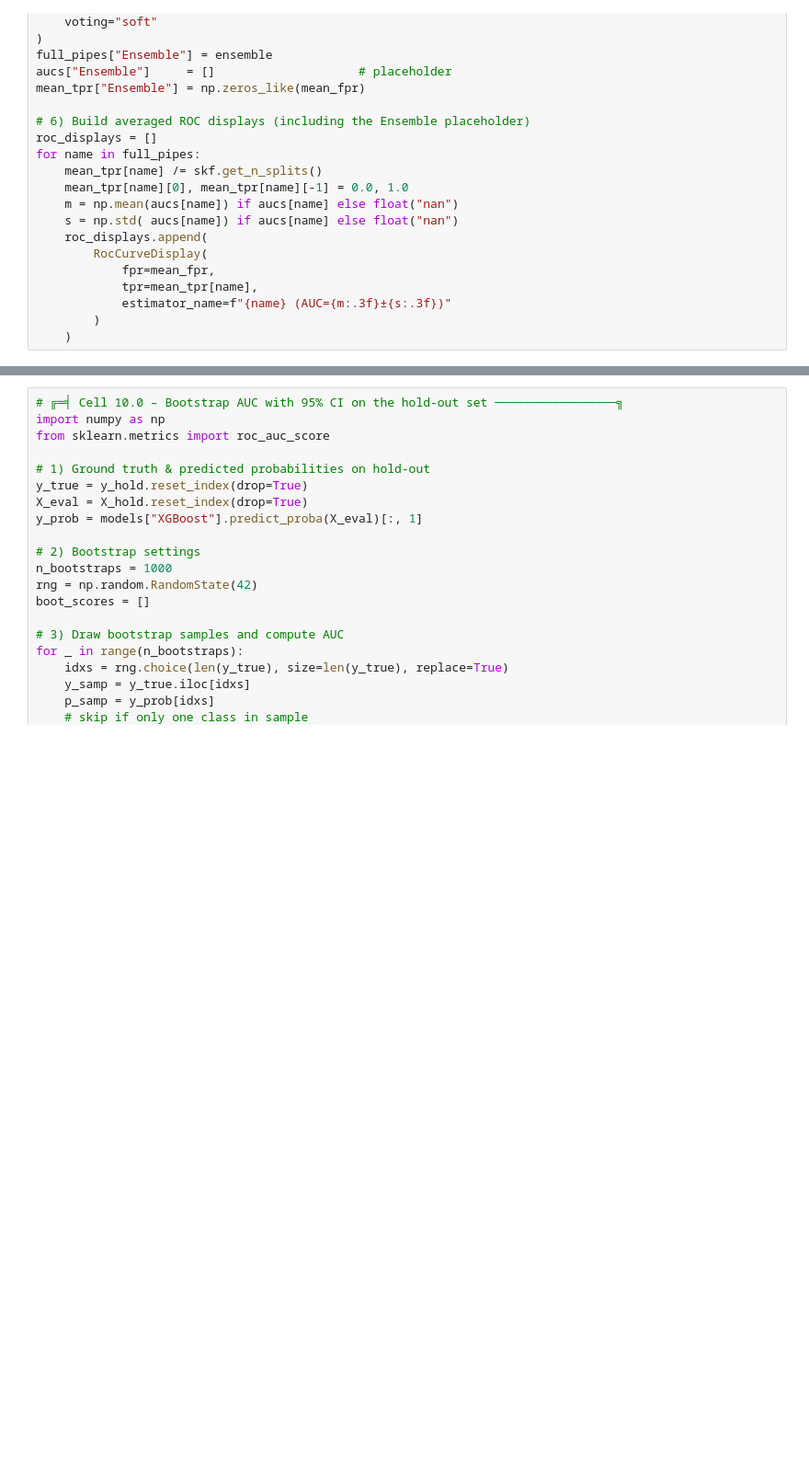
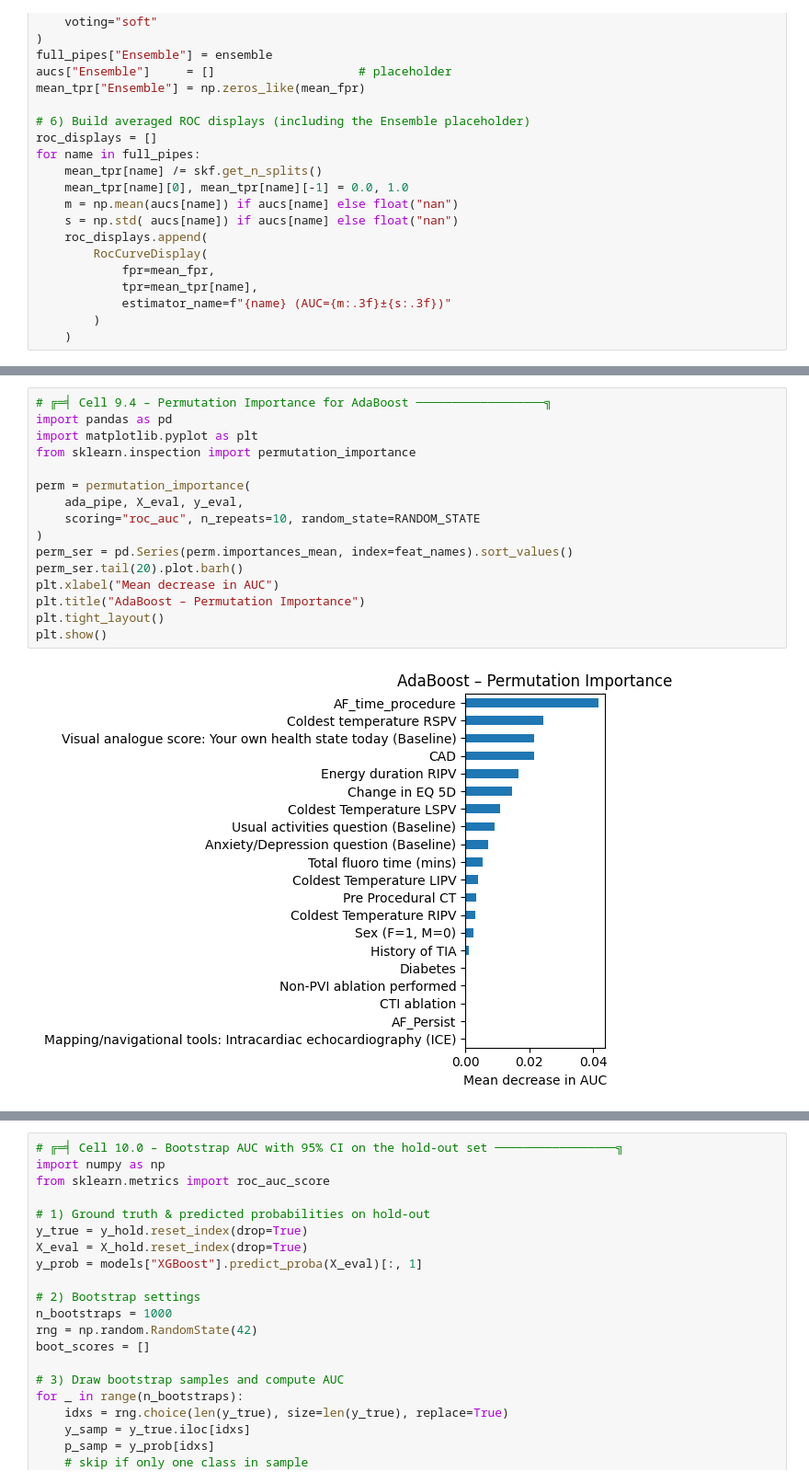
Before and after one commit to lochieh19798/Data-analysis, a Jupyter notebook: Figure2mod.ipynb, the cells around one changed output, grey strips where cells are left out. Shown at 92% size. Drawn from its saved outputs; the diff is of its cells as text; blank space fills up the shorter version.

```diff
--- a/Figure2mod.ipynb
+++ b/Figure2mod.ipynb
@@ -1134,0 +1258,18 @@ NaiveBayes     0.592    0.097
+# %%
+# ╔═╡ Cell 9.4 – Permutation Importance for AdaBoost ──────────────────╗
+import pandas as pd
+import matplotlib.pyplot as plt
+from sklearn.inspection import permutation_importance
+
+perm = permutation_importance(
+    ada_pipe, X_eval, y_eval,
+    scoring="roc_auc", n_repeats=10, random_state=RANDOM_STATE
+)
+perm_ser = pd.Series(perm.importances_mean, index=feat_names).sort_values()
+perm_ser.tail(20).plot.barh()
+plt.xlabel("Mean decrease in AUC")
+plt.title("AdaBoost – Permutation Importance")
+plt.tight_layout()
+plt.show()
+# %% [output]
+[figure, added]
```
Also changed, not shown: parts of 26 cells of this notebook.
